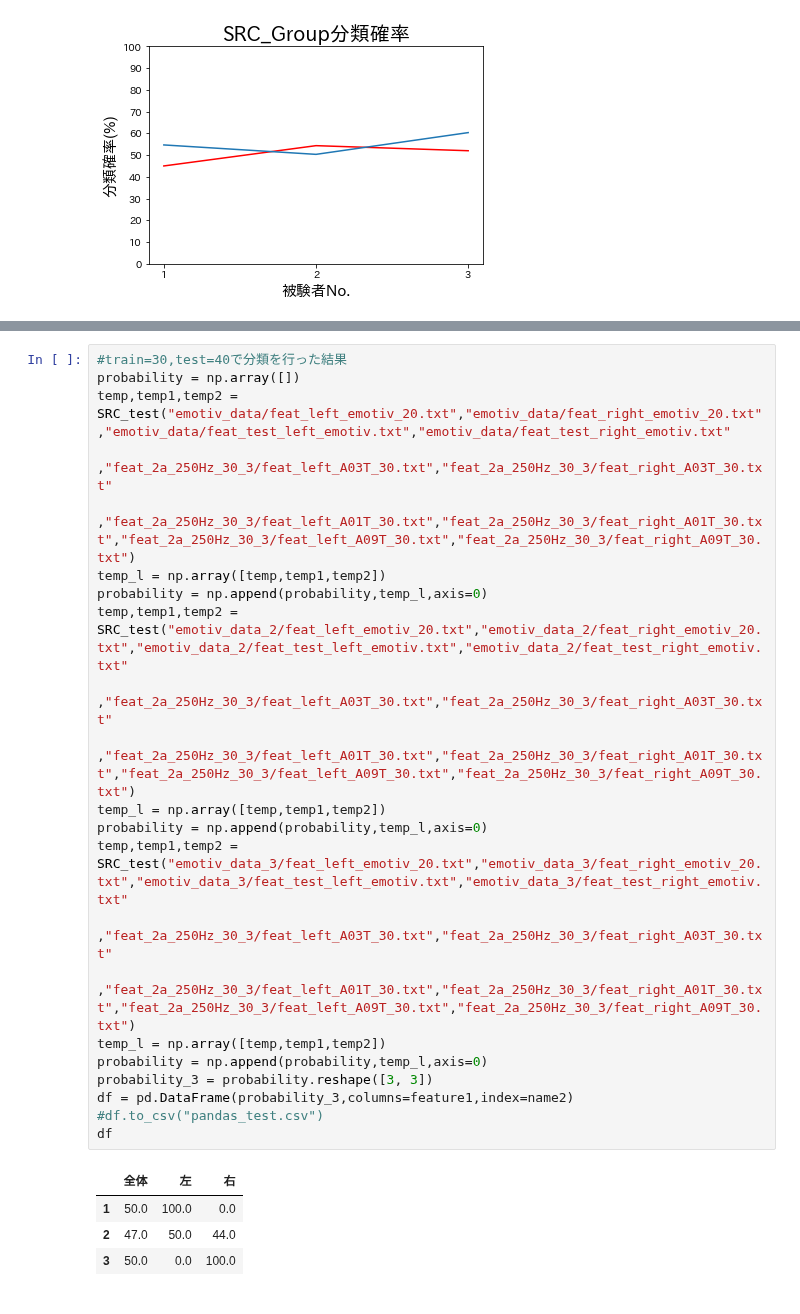
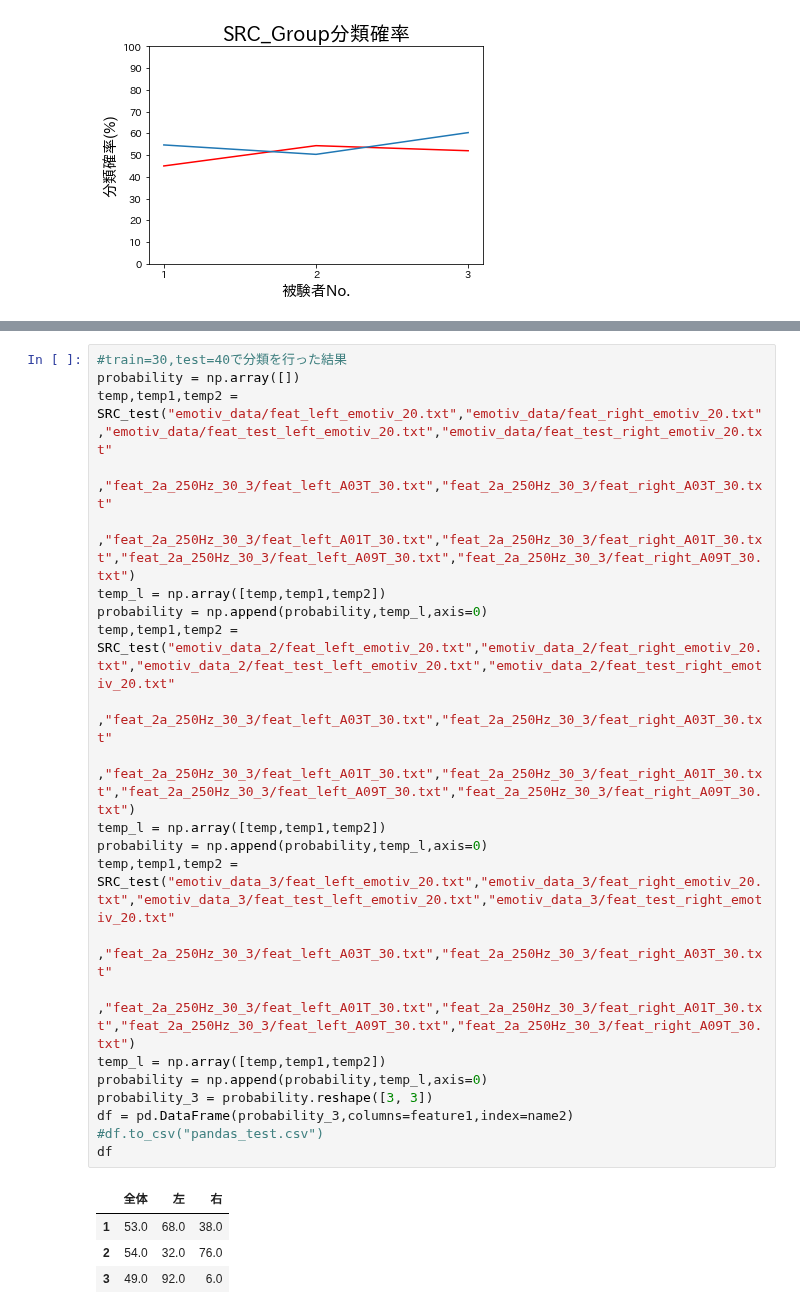
Before and after one commit to kotatakehara/BCI, a Jupyter notebook: SRC_develop/SRC_Group_function_weight.ipynb, the cells around one changed output, grey strips where cells are left out. Saved outputs shown, nothing was run; the diff lists cells and outputs as text.

```diff
--- a/SRC_develop/SRC_Group_function_weight.ipynb
+++ b/SRC_develop/SRC_Group_function_weight.ipynb
@@ -1276,30 +1276,30 @@ df
 # %%
 #train=30,test=40で分類を行った結果
 probability = np.array([])
-temp,temp1,temp2 = SRC_test("emotiv_data/feat_left_emotiv_20.txt","emotiv_data/feat_right_emotiv_20.txt","emotiv_data/feat_test_left_emotiv.txt","emotiv_data/feat_test_right_emotiv.txt"
+temp,temp1,temp2 = SRC_test("emotiv_data/feat_left_emotiv_20.txt","emotiv_data/feat_right_emotiv_20.txt","emotiv_data/feat_test_left_emotiv_20.txt","emotiv_data/feat_test_right_emotiv_20.txt"
                            ,"feat_2a_250Hz_30_3/feat_left_A03T_30.txt","feat_2a_250Hz_30_3/feat_right_A03T_30.txt"
                            ,"feat_2a_250Hz_30_3/feat_left_A01T_30.txt","feat_2a_250Hz_30_3/feat_right_A01T_30.txt","feat_2a_250Hz_30_3/feat_left_A09T_30.txt","feat_2a_250Hz_30_3/feat_right_A09T_30.txt")
 temp_l = np.array([temp,temp1,temp2])
 probability = np.append(probability,temp_l,axis=0)
-temp,temp1,temp2 = SRC_test("emotiv_data_2/feat_left_emotiv_20.txt","emotiv_data_2/feat_right_emotiv_20.txt","emotiv_data_2/feat_test_left_emotiv.txt","emotiv_data_2/feat_test_right_emotiv.txt"
+temp,temp1,temp2 = SRC_test("emotiv_data_2/feat_left_emotiv_20.txt","emotiv_data_2/feat_right_emotiv_20.txt","emotiv_data_2/feat_test_left_emotiv_20.txt","emotiv_data_2/feat_test_right_emotiv_20.txt"
                            ,"feat_2a_250Hz_30_3/feat_left_A03T_30.txt","feat_2a_250Hz_30_3/feat_right_A03T_30.txt"
                            ,"feat_2a_250Hz_30_3/feat_left_A01T_30.txt","feat_2a_250Hz_30_3/feat_right_A01T_30.txt","feat_2a_250Hz_30_3/feat_left_A09T_30.txt","feat_2a_250Hz_30_3/feat_right_A09T_30.txt")
 temp_l = np.array([temp,temp1,temp2])
 probability = np.append(probability,temp_l,axis=0)
-temp,temp1,temp2 = SRC_test("emotiv_data_3/feat_left_emotiv_20.txt","emotiv_data_3/feat_right_emotiv_20.txt","emotiv_data_3/feat_test_left_emotiv.txt","emotiv_data_3/feat_test_right_emotiv.txt"
+temp,temp1,temp2 = SRC_test("emotiv_data_3/feat_left_emotiv_20.txt","emotiv_data_3/feat_right_emotiv_20.txt","emotiv_data_3/feat_test_left_emotiv_20.txt","emotiv_data_3/feat_test_right_emotiv_20.txt"
                            ,"feat_2a_250Hz_30_3/feat_left_A03T_30.txt","feat_2a_250Hz_30_3/feat_right_A03T_30.txt"
                            ,"feat_2a_250Hz_30_3/feat_left_A01T_30.txt","feat_2a_250Hz_30_3/feat_right_A01T_30.txt","feat_2a_250Hz_30_3/feat_left_A09T_30.txt","feat_2a_250Hz_30_3/feat_right_A09T_30.txt")
 temp_l = np.array([temp,temp1,temp2])
 probability = np.append(probability,temp_l,axis=0)
 probability_3 = probability.reshape([3, 3])
 df = pd.DataFrame(probability_3,columns=feature1,index=name2)
 #df.to_csv("pandas_test.csv")
 df
 # %% [output]
 |  | 全体 | 左 | 右 |
-| 1 | 50.0 | 100.0 | 0.0 |
-| 2 | 47.0 | 50.0 | 44.0 |
-| 3 | 50.0 | 0.0 | 100.0 |
+| 1 | 53.0 | 68.0 | 38.0 |
+| 2 | 54.0 | 32.0 | 76.0 |
+| 3 | 49.0 | 92.0 | 6.0 |
 # %%
 p_average_250Hz = (probability_1+probability_2+probability_3)/3
 df = pd.DataFrame(p_average_250Hz,columns=feature1,index=name2)
```
Also changed, not shown: parts of 17 cells of this notebook.
